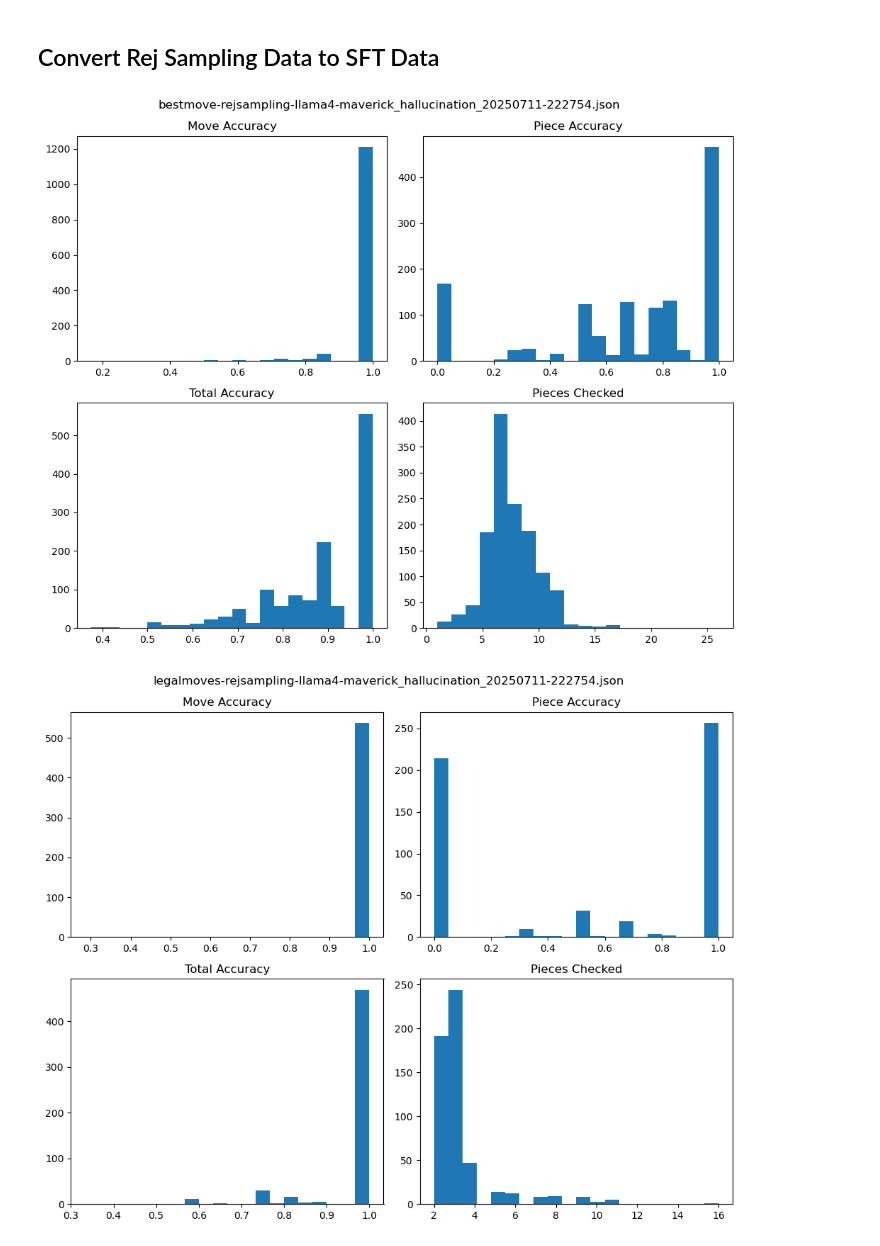
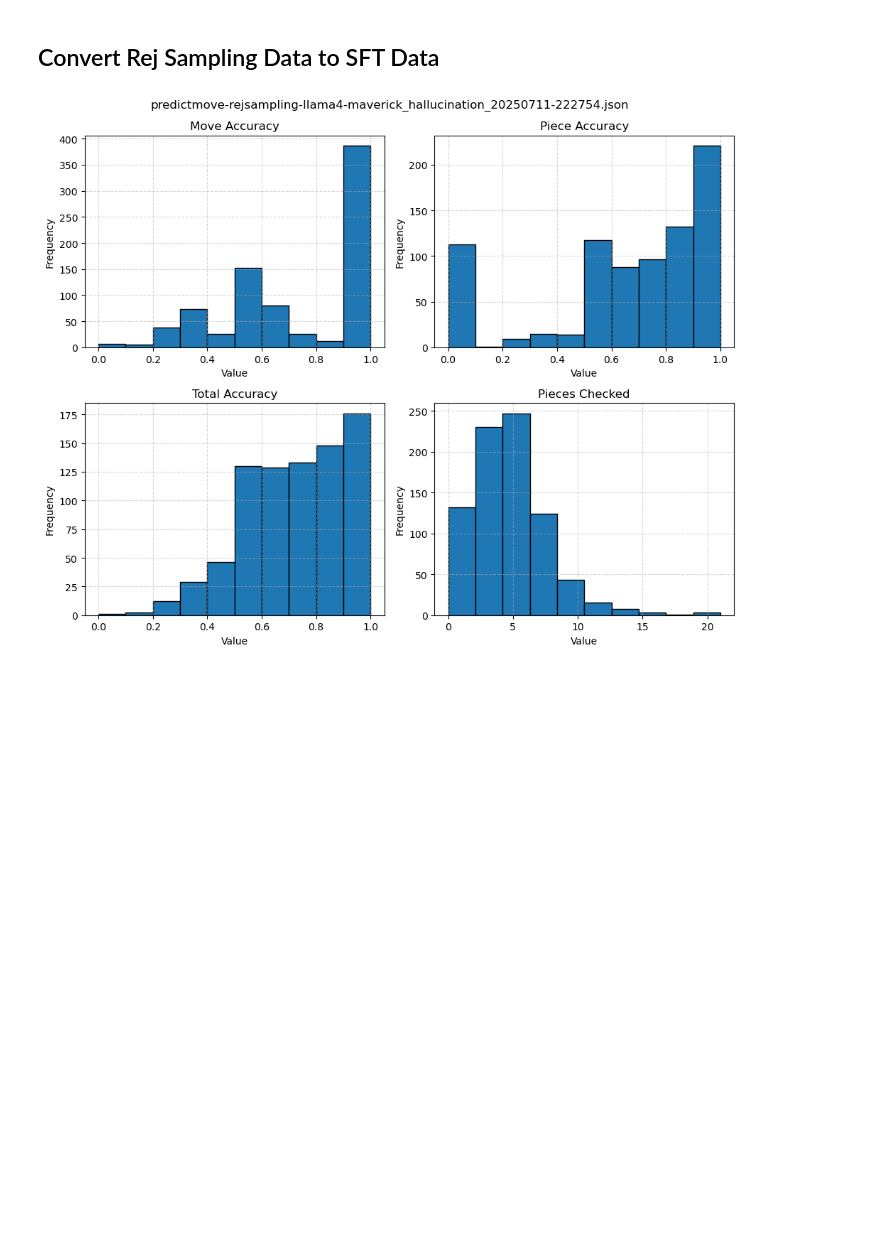
Before and after one commit to lucasdino/llm_chess, a Jupyter notebook: llm_chess/data/raw/analyze_hallucinations.ipynb, the cells around one changed output. Drawn from its saved outputs; the diff is of its cells as text; code cells hidden in the pictures; blank space fills up the shorter version.

```diff
--- a/llm_chess/data/raw/analyze_hallucinations.ipynb
+++ b/llm_chess/data/raw/analyze_hallucinations.ipynb
@@ -8,8 +8,8 @@ import matplotlib.pyplot as plt
 # %%
 # ------------ config -------------------------------------------------
 parent_dir = Path("model_outputs")
-# hallucinations_dir = parent_dir / "llmchess-llama4-maverick-hallucinations"
-hallucinations_dir = parent_dir / "llmchess-llama4-maverick-hallucinations-l4mav-7_11_25"
+hallucinations_dir = parent_dir / "llama4_maverick-predictmove"
+# hallucinations_dir = parent_dir / "kimi_k2-predictmove"
 
 # ------------ helpers ------------------------------------------------
 def safe_div(num: int | float, den: int | float) -> float:
@@ -23,33 +23,36 @@ for jf in hallucinations_dir.glob("*.json"):
 
     move_acc, piece_acc, total_acc, pieces_checked = [], [], [], []
 
     for rec in records:
         pr = rec["parsed_response"]
         mc, mchk = pr["Count: Moves Correct"], pr["Count: Moves Checked"]
         pc, pchk = pr["Count: Pieces Correct"], pr["Count: Pieces Checked"]
 
         move_acc.append(safe_div(mc, mchk))
         piece_acc.append(safe_div(pc, pchk))
         total_acc.append(safe_div(mc + pc, mchk + pchk))
         pieces_checked.append(mc + pc)   # “sum num of the two top ones”
 
     # -------- plot 4× histograms per JSON file -----------------------
     fig, axes = plt.subplots(2, 2, figsize=(10, 8))
     axes = axes.ravel()
     metrics = [
         ("Move Accuracy", move_acc),
         ("Piece Accuracy", piece_acc),
         ("Total Accuracy", total_acc),
         ("Pieces Checked", pieces_checked),
     ]
 
     for ax, (title, values) in zip(axes, metrics):
-        ax.hist(values, bins=20)
+        # add edgecolor for bin separation, histtype for bar style
+        ax.hist(values, bins=10, edgecolor="black", histtype="bar")
         ax.set_title(title)
+        ax.set_xlabel("Value")             # optional, improves clarity
+        ax.set_ylabel("Frequency")
+        ax.grid(True, linestyle="--", alpha=0.5)  # subtle grid for readability
 
     fig.suptitle(jf.name)
     fig.tight_layout()
     plt.show()
 # %% [output]
-[figure, old version]
+[figure, new version]
-[figure, removed]
```
Also changed, not shown: parts of 1 cell of this notebook, 4 other files.
